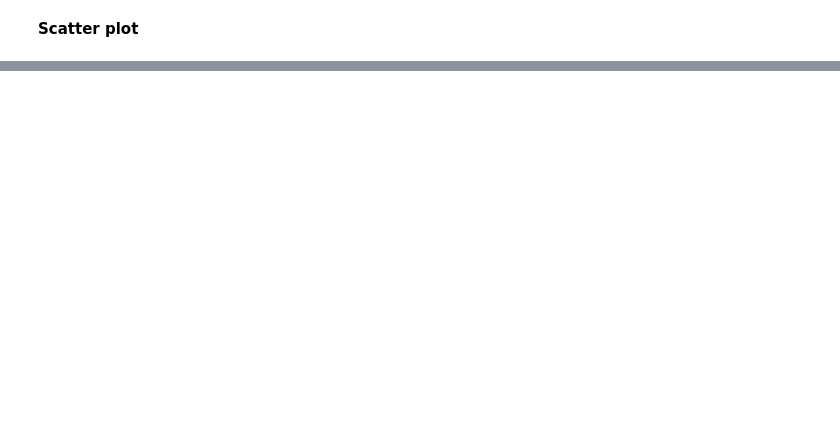
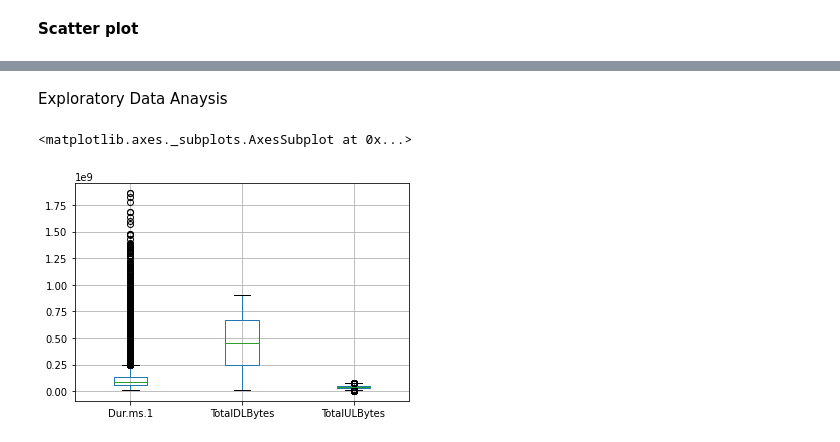
Before and after one commit to bhirwa/User-analytics-in-the-Telecom-Industry, a Jupyter notebook: setup.ipynb, the cells around one changed output, grey strips where cells are left out. Cells and saved outputs as stored; diff of their text form; code cells hidden in the pictures; blank space fills up the shorter version.

```diff
--- a/setup.ipynb
+++ b/setup.ipynb
@@ -476,0 +591,7 @@ df_clean[df_clean['Totaldata'] > 50].sample(100).plot.scatter(x='Totaldata', y='
+# %%
+# Youtube DL + UL
+
+Total_Youtube_data = df_clean["YoutubeDLBytes"] + df_clean["YoutubeULBytes"]
+df_clean["Total_Youtube_data"] = Total_Youtube_data
+df_clean[['YoutubeDLBytes', 'YoutubeULBytes', 'Total_Youtube_data']]
+df_clean
@@ -476,0 +612,6 @@ df_clean[df_clean['Totaldata'] > 50].sample(100).plot.scatter(x='Totaldata', y='
+# %%
+# Netflix DL + UL
+
+Total_Netflix_data = df_clean["NetflixDLBytes"] + df_clean["NetflixULBytes"]
+df_clean["Total_Netflix_data"] = Total_Netflix_data
+df_clean[['NetflixDLBytes', 'NetflixULBytes', 'Total_Netflix_data']]
@@ -476,0 +632,6 @@ df_clean[df_clean['Totaldata'] > 50].sample(100).plot.scatter(x='Totaldata', y='
+# %%
+# Gaming DL + UL
+
+Total_Gaming_data = df_clean["GamingDLBytes"] + df_clean["GamingULBytes"]
+df_clean["Total_Gaming_data"] = Total_Gaming_data
+df_clean[['GamingDLBytes', 'GamingULBytes', 'Total_Gaming_data']]
@@ -476,0 +652,6 @@ df_clean[df_clean['Totaldata'] > 50].sample(100).plot.scatter(x='Totaldata', y='
+# %%
+# Other DL + UL
+
+Total_Other_data = df_clean["OtherDLBytes"] + df_clean["OtherULBytes"]
+df_clean["Total_Other_data"] = Total_Other_data
+df_clean[['OtherDLBytes', 'OtherULBytes', 'Total_Other_data']]
@@ -476,0 +690,8 @@ df_clean[df_clean['Totaldata'] > 50].sample(100).plot.scatter(x='Totaldata', y='
+# %% [markdown]
+Exploratory Data Anaysis
+# %%
+#looking for outliers in my cleaned data set
+df_clean.boxplot(column=['Dur.ms.1', "TotalDLBytes","TotalULBytes"])
+# %% [output]
+<matplotlib.axes._subplots.AxesSubplot at 0x...>
+[figure, added]
```
Also changed, not shown: parts of 46 cells of this notebook.
